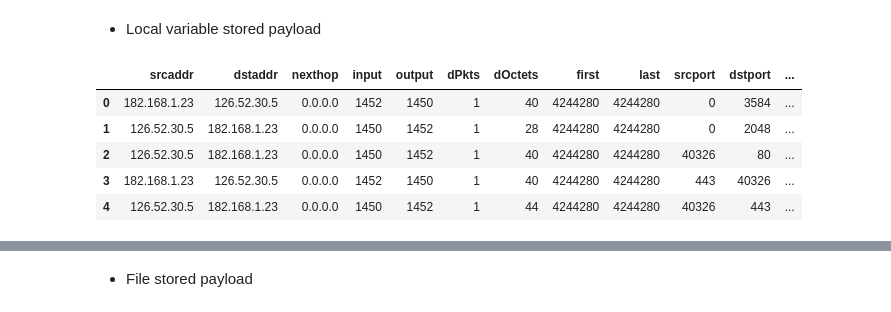
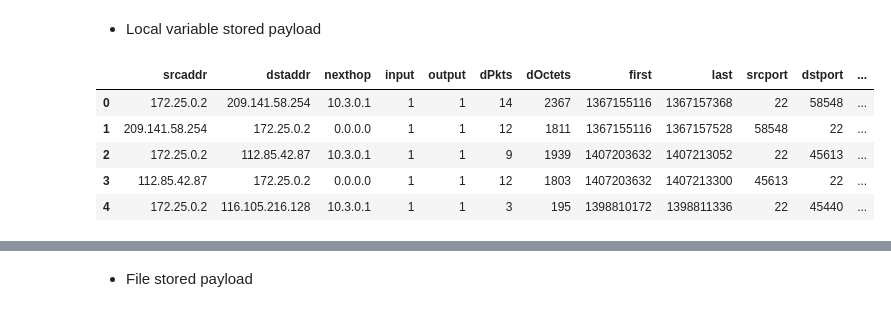
Before and after one commit to vyopath/aws-sagemaker-flow-threat-detection, a Jupyter notebook: sample_notebook.ipynb, the cells around one changed output, grey strips where cells are left out. Saved outputs shown, nothing was run; the diff lists cells and outputs as text; code cells hidden in the pictures.

Commit message:
run: sample notebook with latest changes

```diff
--- a/sample_notebook.ipynb
+++ b/sample_notebook.ipynb
@@ -150,17 +150,17 @@ netflow_v5_column_names = ['srcaddr', 'dstaddr', 'nexthop',
                            'dst_mask', 'prediction', 'confidence']
 # %%
 #read and show the csv format example data
-data = pd.read_csv('data/input/real-time/threats_sample.csv',
+data = pd.read_csv('data/input/real-time/netflow-v5-real-time-sample.csv',
                    names = netflow_v5_column_names[:-2],
                    sep = ',')
 data.head()
 # %% [output]
 |  | srcaddr | dstaddr | nexthop | input | output | dPkts | dOctets | first | last | srcport | dstport | ... |
-| 0 | 182.168.1.23 | 126.52.30.5 | 0.0.0.0 | 1452 | 1450 | 1 | 40 | 4244280 | 4244280 | 0 | 3584 | ... |
-| 1 | 126.52.30.5 | 182.168.1.23 | 0.0.0.0 | 1450 | 1452 | 1 | 28 | 4244280 | 4244280 | 0 | 2048 | ... |
-| 2 | 126.52.30.5 | 182.168.1.23 | 0.0.0.0 | 1450 | 1452 | 1 | 40 | 4244280 | 4244280 | 40326 | 80 | ... |
-| 3 | 182.168.1.23 | 126.52.30.5 | 0.0.0.0 | 1452 | 1450 | 1 | 40 | 4244280 | 4244280 | 443 | 40326 | ... |
-| 4 | 126.52.30.5 | 182.168.1.23 | 0.0.0.0 | 1450 | 1452 | 1 | 44 | 4244280 | 4244280 | 40326 | 443 | ... |
+| 0 | 172.25.0.2 | 209.141.58.254 | 10.3.0.1 | 1 | 1 | 14 | 2367 | 1367155116 | 1367157368 | 22 | 58548 | ... |
+| 1 | 209.141.58.254 | 172.25.0.2 | 0.0.0.0 | 1 | 1 | 12 | 1811 | 1367155116 | 1367157528 | 58548 | 22 | ... |
+| 2 | 172.25.0.2 | 112.85.42.87 | 10.3.0.1 | 1 | 1 | 9 | 1939 | 1407203632 | 1407213052 | 22 | 45613 | ... |
+| 3 | 112.85.42.87 | 172.25.0.2 | 0.0.0.0 | 1 | 1 | 12 | 1803 | 1407203632 | 1407213300 | 45613 | 22 | ... |
+| 4 | 172.25.0.2 | 116.105.216.128 | 10.3.0.1 | 1 | 1 | 3 | 195 | 1398810172 | 1398811336 | 22 | 45440 | ... |
 # %% [markdown]
 <Add code snippet that shows the payload contents>
 # %%
```
Also changed, not shown: parts of 6 cells of this notebook.
